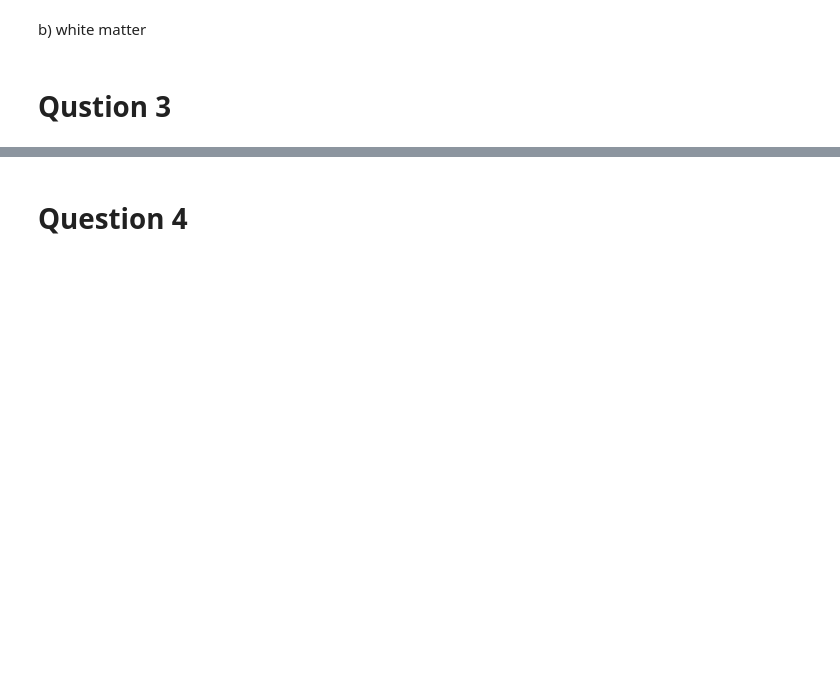
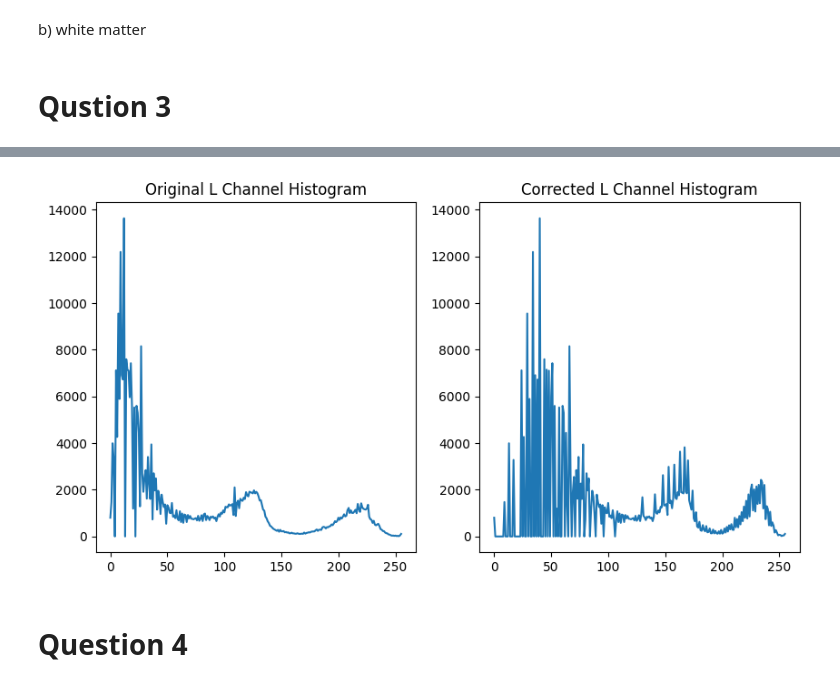
Before and after one commit to Nishitha0730/Computer-Vision, a Jupyter notebook: Assignment_01/Assignment_1.ipynb, the cells around one changed output, grey strips where cells are left out. Saved outputs shown, nothing was run; the diff lists cells and outputs as text; code cells hidden in the pictures; blank space fills up the shorter version.

Commit message:
Compute Histogram if L channel

```diff
--- a/Assignment_01/Assignment_1.ipynb
+++ b/Assignment_01/Assignment_1.ipynb
@@ -170,3 +172,15 @@ plt.show()
+# %%
+# Compute histograms
+hist_original = cv.calcHist([L], [0], None, [256], [0, 256])
+hist_corrected = cv.calcHist([L_corrected], [0], None, [256], [0, 256])
+
+# Plot histograms
+plt.figure(figsize=(10, 5))
+plt.subplot(1, 2, 1), plt.plot(hist_original), plt.title('Original L Channel Histogram')
+plt.subplot(1, 2, 2), plt.plot(hist_corrected), plt.title('Corrected L Channel Histogram')
+plt.show()
+# %% [output]
+[figure, added]
 # %% [markdown]
 # Question 4
 # %%
```
Also changed, not shown: parts of 1 cell of this notebook.
